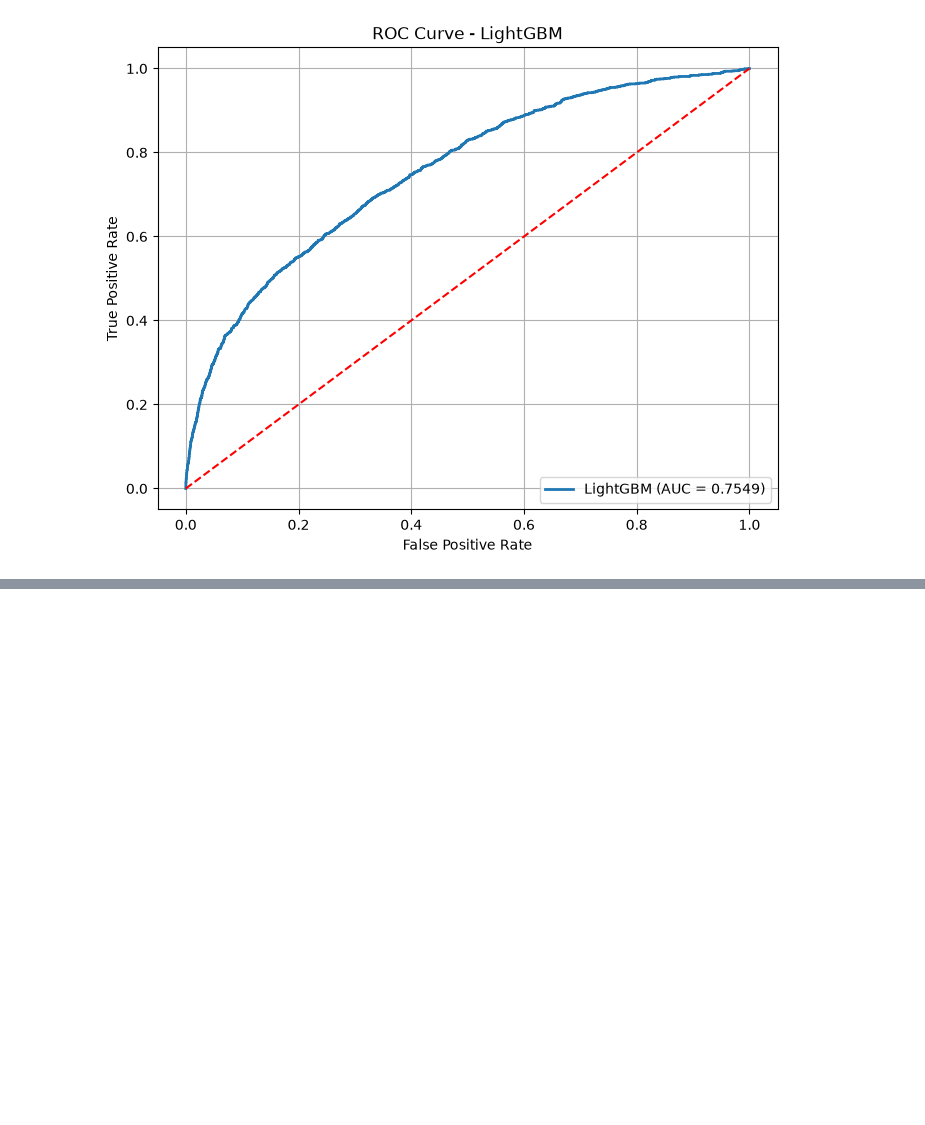
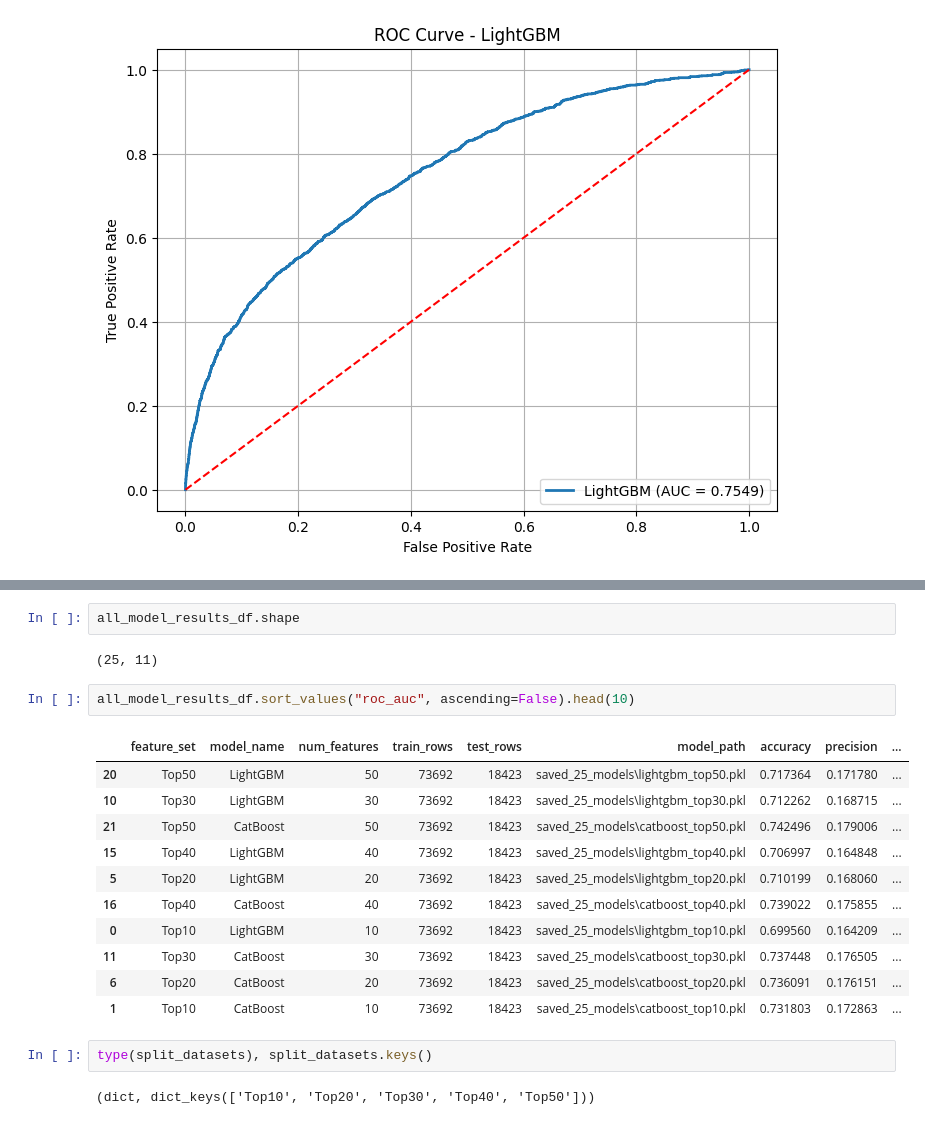
Before and after one commit to Omprasath26/Bad_Debt_Prediction, a Jupyter notebook: main.ipynb, the cells around one changed output, grey strips where cells are left out. Drawn from its saved outputs; the diff is of its cells as text; blank space fills up the shorter version.

```diff
--- a/main.ipynb
+++ b/main.ipynb
@@ -2419,0 +2455,22 @@ plt.show()
+# %%
+all_model_results_df.shape
+# %% [output]
+(25, 11)
+# %%
+all_model_results_df.sort_values("roc_auc", ascending=False).head(10)
+# %% [output]
+|  | feature_set | model_name | num_features | train_rows | test_rows | model_path | accuracy | precision | ... |
+| 20 | Top50 | LightGBM | 50 | 73692 | 18423 | saved_25_models\lightgbm_top50.pkl | 0.717364 | 0.171780 | ... |
+| 10 | Top30 | LightGBM | 30 | 73692 | 18423 | saved_25_models\lightgbm_top30.pkl | 0.712262 | 0.168715 | ... |
+| 21 | Top50 | CatBoost | 50 | 73692 | 18423 | saved_25_models\catboost_top50.pkl | 0.742496 | 0.179006 | ... |
+| 15 | Top40 | LightGBM | 40 | 73692 | 18423 | saved_25_models\lightgbm_top40.pkl | 0.706997 | 0.164848 | ... |
+| 5 | Top20 | LightGBM | 20 | 73692 | 18423 | saved_25_models\lightgbm_top20.pkl | 0.710199 | 0.168060 | ... |
+| 16 | Top40 | CatBoost | 40 | 73692 | 18423 | saved_25_models\catboost_top40.pkl | 0.739022 | 0.175855 | ... |
+| 0 | Top10 | LightGBM | 10 | 73692 | 18423 | saved_25_models\lightgbm_top10.pkl | 0.699560 | 0.164209 | ... |
+| 11 | Top30 | CatBoost | 30 | 73692 | 18423 | saved_25_models\catboost_top30.pkl | 0.737448 | 0.176505 | ... |
+| 6 | Top20 | CatBoost | 20 | 73692 | 18423 | saved_25_models\catboost_top20.pkl | 0.736091 | 0.176151 | ... |
+| 1 | Top10 | CatBoost | 10 | 73692 | 18423 | saved_25_models\catboost_top10.pkl | 0.731803 | 0.172863 | ... |
+# %%
+type(split_datasets), split_datasets.keys()
+# %% [output]
+(dict, dict_keys(['Top10', 'Top20', 'Top30', 'Top40', 'Top50']))
```
Also changed, not shown: parts of 26 cells of this notebook, 4 other files.
